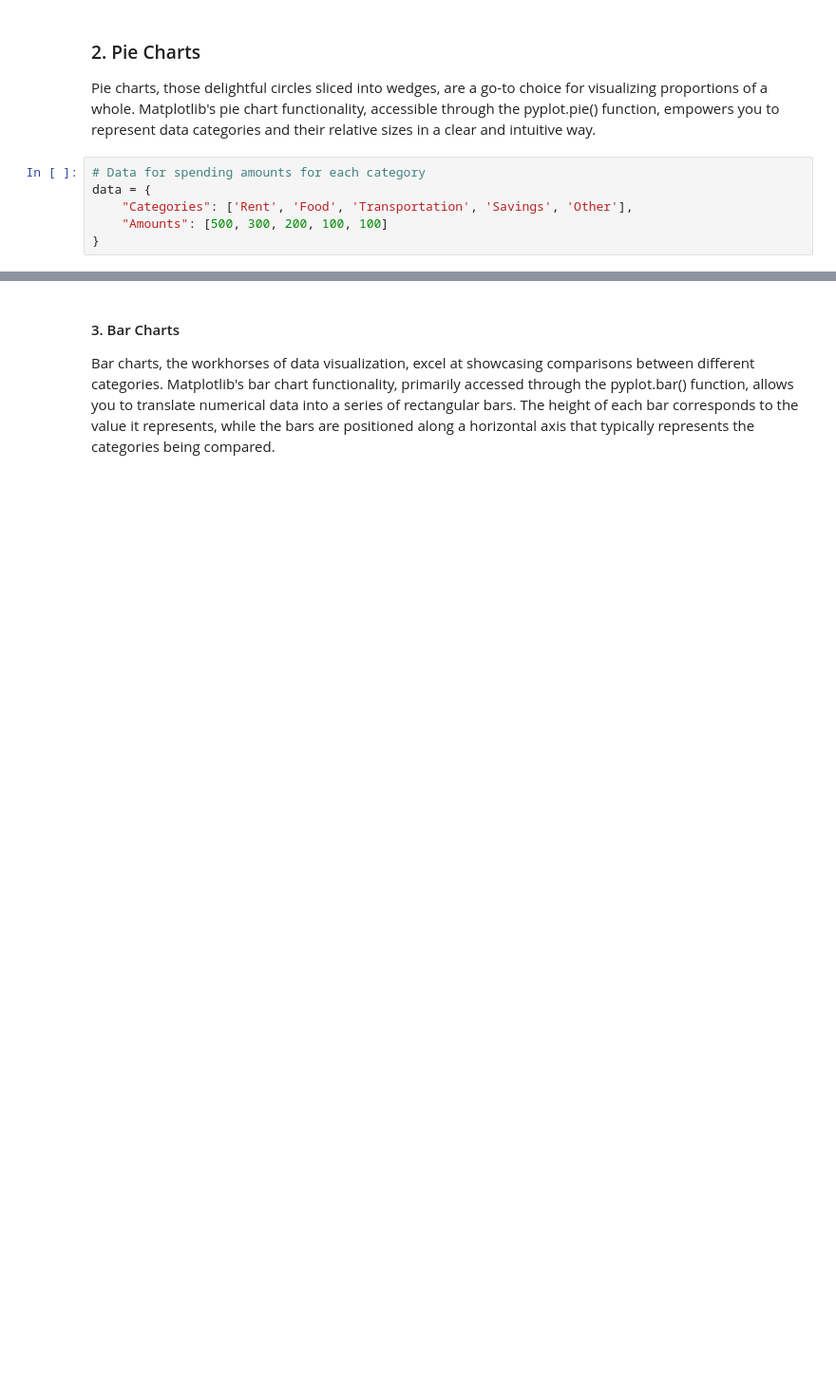
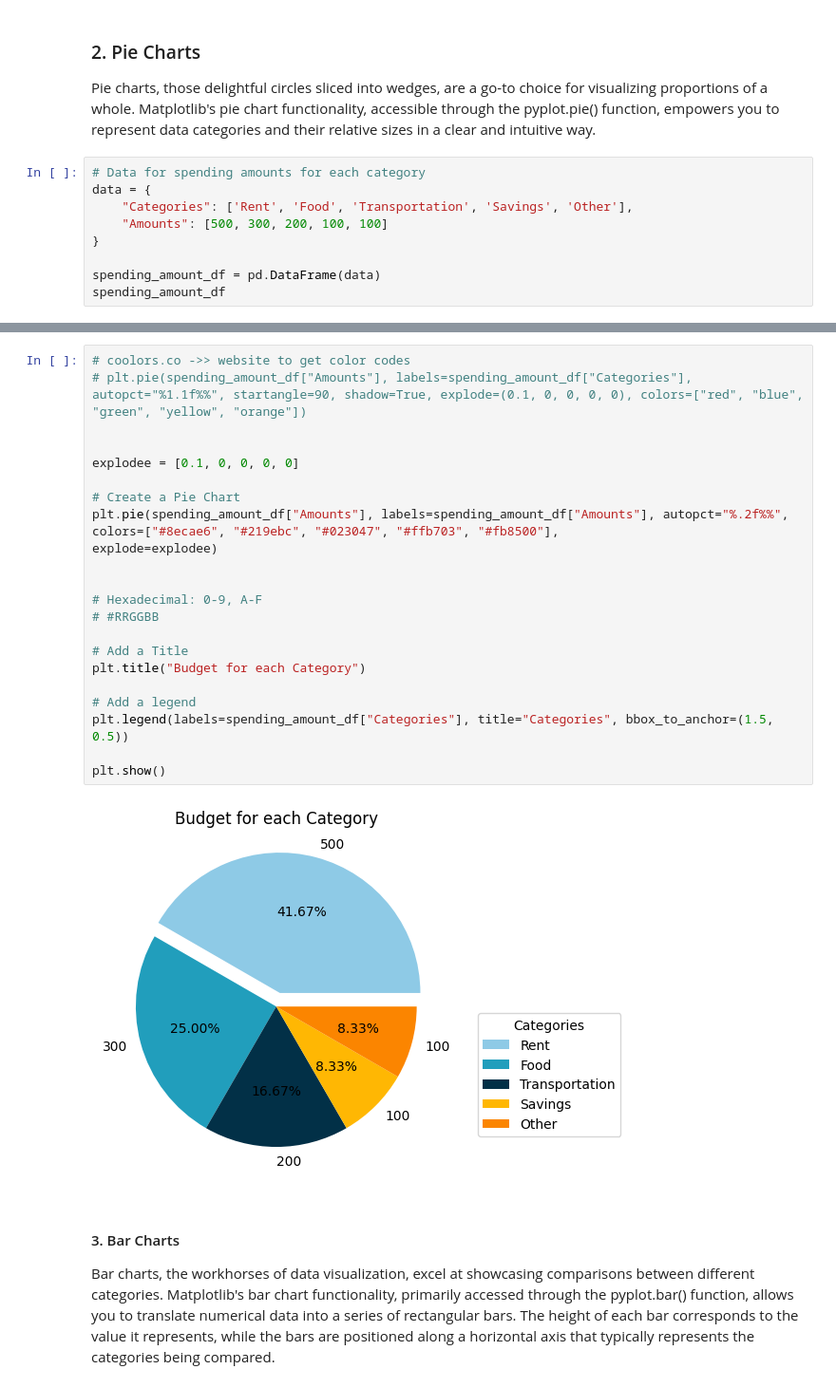
Before and after one commit to Rongiela/DAT09, a Jupyter notebook: Module 5 - Data Visualization/data_visualization.ipynb, the cells around one changed output, grey strips where cells are left out. Shown at 95% size. Saved outputs shown, nothing was run; the diff lists cells and outputs as text; blank space fills up the shorter version.

```diff
--- a/Module 5 - Data Visualization/data_visualization.ipynb
+++ b/Module 5 - Data Visualization/data_visualization.ipynb
@@ -106,3 +106,6 @@ data = {
     "Categories": ['Rent', 'Food', 'Transportation', 'Savings', 'Other'],
     "Amounts": [500, 300, 200, 100, 100]
 }
+
+spending_amount_df = pd.DataFrame(data)
+spending_amount_df
@@ -109,3 +119,28 @@ data = {
+# %%
+# coolors.co ->> website to get color codes
+# plt.pie(spending_amount_df["Amounts"], labels=spending_amount_df["Categories"], autopct="%1.1f%%", startangle=90, shadow=True, explode=(0.1, 0, 0, 0, 0), colors=["red", "blue", "green", "yellow", "orange"])
+
+
+explodee = [0.1, 0, 0, 0, 0]
+
+# Create a Pie Chart
+plt.pie(spending_amount_df["Amounts"], labels=spending_amount_df["Amounts"], autopct="%.2f%%",
+colors=["#8ecae6", "#219ebc", "#023047", "#ffb703", "#fb8500"],
+explode=explodee)
+
+
+# Hexadecimal: 0-9, A-F
+# #RRGGBB
+
+# Add a Title
+plt.title("Budget for each Category")
+
+# Add a legend
+plt.legend(labels=spending_amount_df["Categories"], title="Categories", bbox_to_anchor=(1.5, 0.5))
+
+plt.show()
+# %% [output]
+[figure, added]
 # %% [markdown]
 #### 3. Bar Charts
 
```
Also changed, not shown: parts of 6 cells of this notebook.
